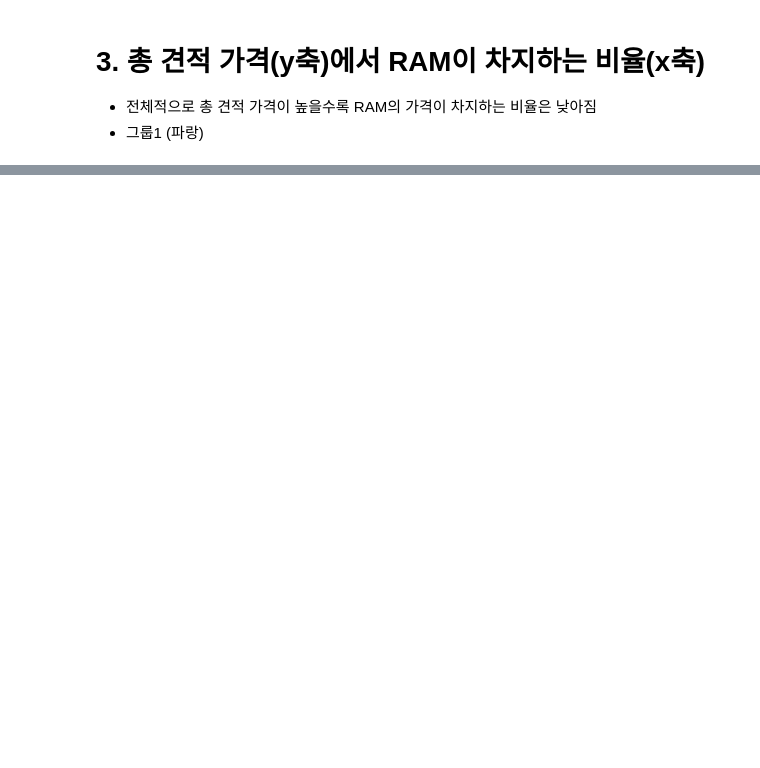
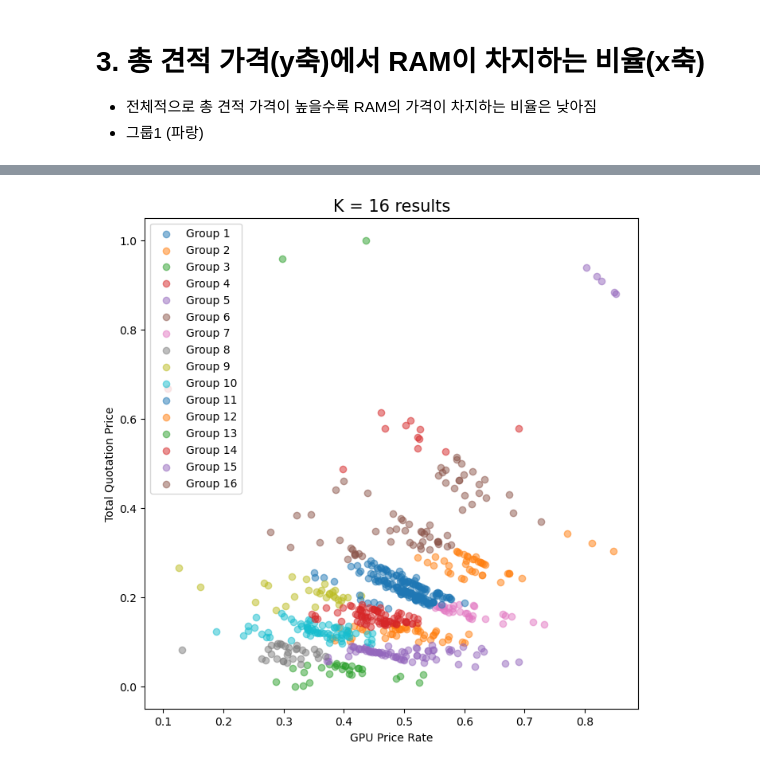
Before and after one commit to park-js515/Cavendish, a Jupyter notebook: data/analysis/kmeans_quotations.ipynb, the cells around one changed output, grey strips where cells are left out. Cells and saved outputs as stored; diff of their text form; code cells hidden in the pictures; blank space fills up the shorter version.

```diff
--- a/data/analysis/kmeans_quotations.ipynb
+++ b/data/analysis/kmeans_quotations.ipynb
@@ -228,0 +369,4 @@ plt.show()
+# %%
+for i in range(k):
+    total_avg = np.average(np.array(prices['total'])[res_r == i])
+    print(f'Group{i+1} Average Total Price: {total_avg:.0f}')
@@ -228,0 +390,7 @@ plt.show()
+# %%
+for i in range(k):
+    cpu_bench = 0
+    for cseq in np.array(pseqs['cpu'])[res_r == i]:
+        cpu_bench += cpu_df.loc[cpu_df['product_seq'] == cseq, 'bench_mark'].iloc[0]
+    group_len = len(np.array(pseqs['cpu'])[res_r == i])
+    print(f'Group{i+1} Average Bench: {cpu_bench/group_len:.0f}')
@@ -228,0 +414,9 @@ plt.show()
+# %%
+lst = []
+for i in range(k):
+    cpu_price = 0
+    for cseq in np.array(pseqs['cpu'])[res_r == i]:
+        cpu_price += cpu_df.loc[cpu_df['product_seq'] == cseq, 'price'].iloc[0]
+    group_len = len(np.array(pseqs['cpu'])[res_r == i])
+    lst.append(cpu_price/group_len)
+    print(f'Group{i+1} Average Price: {cpu_price/group_len:.0f}')
@@ -228,0 +440,6 @@ plt.show()
+# %%
+for i in range(k):
+    cpu_rate = np.average(price_rate[res_r == i, 0]) * 100
+    gpu_rate = np.average(price_rate[res_r == i, 1]) * 100
+    ram_rate = np.average(price_rate[res_r == i, 2]) * 100
+    print(f'Group{i+1:2d} Average Rate: {cpu_rate:2.0f}%: {gpu_rate:2.0f}%: {ram_rate:1.0f}%: {np.sum([cpu_rate, gpu_rate, ram_rate]):2.0f}%')
@@ -228,0 +463,13 @@ plt.show()
+# %%
+plt.figure(figsize = (8, 8))
+
+for i in range(k):
+    plt.scatter(price_rate[res_r == i, 1], pdata[res_r == i, 3], alpha=0.5, label=f'Group {i+1}')
+
+plt.title('K = %d results'%k , size = 15)
+plt.legend()
+plt.xlabel('GPU Price Rate')
+plt.ylabel('Total Quotation Price')
+plt.show()
+# %% [output]
+[figure, added]
```
Also changed, not shown: parts of 48 cells of this notebook, 7 other files.
